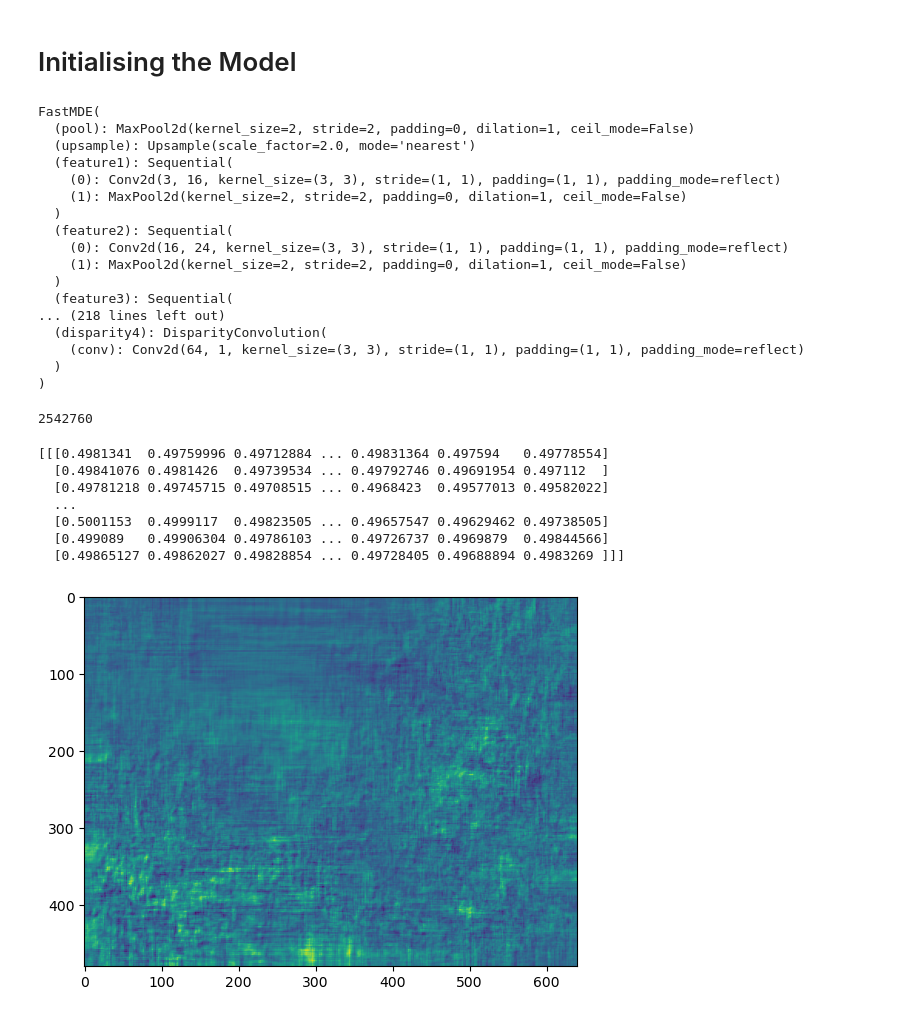
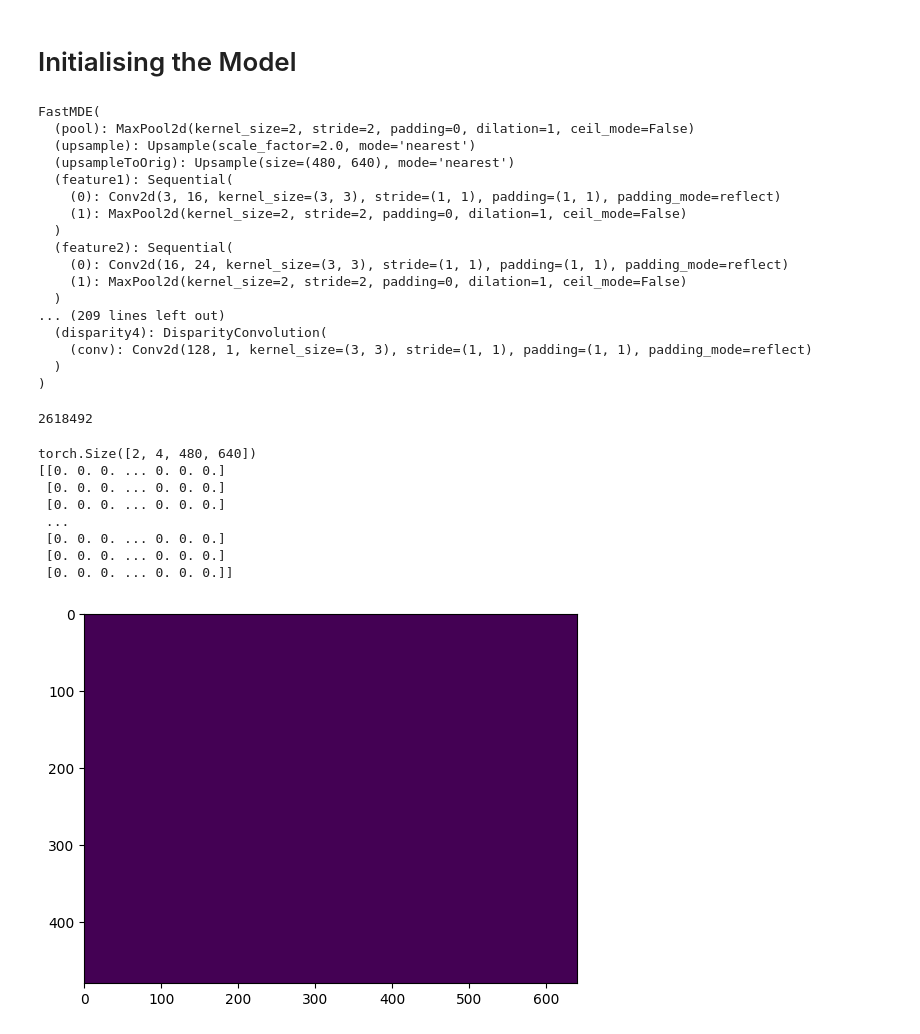
Before and after one commit to BoppleOpple/MonocularDepthPredictor, a Jupyter notebook: depthPredictor.ipynb, the cells around one changed output. Drawn from its saved outputs; the diff is of its cells as text; code cells hidden in the pictures.

```diff
--- a/depthPredictor.ipynb
+++ b/depthPredictor.ipynb
@@ -44,8 +45,8 @@ class NYUDepthDataset (Dataset):
 			rgb_image = self.transform(rgb_image)
 		if self.target_transform:
 			depth_image = self.target_transform(depth_image)
-			depth_image -= depth_image.min()
-			depth_image /= depth_image.max()
+			# depth_image -= depth_image.min()
+			# depth_image /= depth_image.max()
 
 		return rgb_image, depth_image
 # %%
@@ -105,7 +106,7 @@ class fDense (nn.Module):
 		def __init__(self, inChannels, k):
 			super().__init__()
 			self.norm = nn.BatchNorm2d(inChannels)
-			self.conv = nn.Conv2d(inChannels, k, 3, stride=1, padding=1, padding_mode='reflect')
+			self.conv = nn.Conv2d(inChannels, k, 3, stride=1, padding=1, padding_mode='reflect', bias=True)
 
 		def forward(self, x):
 			intermediateOutput = F.relu(self.norm(x))
@@ -149,12 +150,12 @@ class SE (nn.Module):
 class DisparityConvolution (nn.Module):
 	def __init__(self, inChannels):
 		super().__init__()
-		self.conv = nn.Conv2d(inChannels, 1, 3, stride=1, padding=1, padding_mode='reflect')
+		self.conv = nn.Conv2d(inChannels, 1, 3, stride=1, padding=1, padding_mode='reflect', bias=True)
 
 	def forward(self, x):
 		# paper uses sigmoid, switching to relu for data
-		x = F.sigmoid(self.conv(x))
-		# x = F.relu(self.conv(x))
+		# x = F.sigmoid(self.conv(x))
+		x = F.relu(self.conv(x))
 		return x
 # %%
 class FastMDE (nn.Module):
@@ -167,6 +168,7 @@ class FastMDE (nn.Module):
 
 		self.pool = nn.MaxPool2d(2)
 		self.upsample = nn.Upsample(scale_factor=2, mode='nearest')
+		self.upsampleToOrig = nn.Upsample(size=(w, h), mode='nearest')
 
 		# several layers of increasing channels and decreasing resolutions
 
@@ -185,18 +187,17 @@ class FastMDE (nn.Module):
 		self.fDense4 = nn.Sequential(fDense(128, 128), self.upsample)
 		self.fDense3 = nn.Sequential(fDense(64, 64), self.upsample)
 		self.fDense2 = nn.Sequential(fDense(32, 32), self.upsample)
-		self.fDense1 = nn.Sequential(fDense(16, 16), self.upsample)
+		self.fDense1 = nn.Sequential(fDense(72, 72), self.upsample)
 
 		self.dse4 = nn.Sequential(nn.Conv2d(320, 320, 3, stride=1, padding=1, padding_mode='reflect'), SE(320, 128, w//16, h//16))
 		self.dse3 = nn.Sequential(nn.Conv2d(224, 224, 3, stride=1, padding=1, padding_mode='reflect'), SE(224, 64, w//8, h//8))
 		self.dse2 = nn.Sequential(nn.Conv2d(120, 120, 3, stride=1, padding=1, padding_mode='reflect'), SE(120, 32, w//4, h//4))
-		self.dse1 = nn.Sequential(nn.Conv2d(72, 72, 3, stride=1, padding=1, padding_mode='reflect'), SE(72, 16, w//2, h//2))
-		self.dse0 = nn.Sequential(nn.Conv2d(16, 16, 3, stride=1, padding=1, padding_mode='reflect'), SE(16, 8, w, h))
+		self.dse1 = nn.Sequential(nn.Conv2d(72, 72, 3, stride=1, padding=1, padding_mode='reflect'), SE(72, 16, w, h))
 
-		self.disparity1 = DisparityConvolution(8)
-		self.disparity2 = DisparityConvolution(16)
-		self.disparity3 = DisparityConvolution(32)
-		self.disparity4 = DisparityConvolution(64)
+		self.disparity1 = DisparityConvolution(16)
+		self.disparity2 = DisparityConvolution(32)
+		self.disparity3 = DisparityConvolution(64)
+		self.disparity4 = DisparityConvolution(128)
 
 		print(self)
 
@@ -219,22 +220,22 @@ class FastMDE (nn.Module):
 		layer14 = self.fDense3(layer13)
 		layer15 = self.dse2(torch.cat((layer14, layer8, layer2), dim=1))
 		layer16 = self.fDense2(layer15)
-		layer17 = self.dse1(torch.cat((layer16, layer9, layer1), dim=1))
-		layer18 = self.fDense1(layer17)
-		layer19 = self.dse0(layer18)
+		layer17 = self.fDense1(torch.cat((layer16, layer9, layer1), dim=1))
+		layer18 = self.dse1(layer17)
 
-		outputScale1 = self.disparity1(layer19)
-		outputScale2 = self.disparity2(layer17)
-		outputScale3 = self.disparity3(layer15)
-		outputScale4 = self.disparity4(layer13)
+		outputScale1 = self.disparity1(layer18)
+		outputScale2 = self.upsampleToOrig(self.disparity2(layer15))
+		outputScale3 = self.upsampleToOrig(self.disparity3(layer13))
+		outputScale4 = self.upsampleToOrig(self.disparity4(layer11))
 
-		return (outputScale1, outputScale2, outputScale3, outputScale4)
+		return torch.cat((outputScale1, outputScale2, outputScale3, outputScale4), dim=1)
 # %%
 model = FastMDE(image_width, image_height).to(device)
 # %% [output]
 FastMDE(
   (pool): MaxPool2d(kernel_size=2, stride=2, padding=0, dilation=1, ceil_mode=False)
   (upsample): Upsample(scale_factor=2.0, mode='nearest')
+  (upsampleToOrig): Upsample(size=(480, 640), mode='nearest')
   (feature1): Sequential(
     (0): Conv2d(3, 16, kernel_size=(3, 3), stride=(1, 1), padding=(1, 1), padding_mode=reflect)
     (1): MaxPool2d(kernel_size=2, stride=2, padding=0, dilation=1, ceil_mode=False)
@@ -243,10 +244,9 @@ FastMDE(
     (0): Conv2d(16, 24, kernel_size=(3, 3), stride=(1, 1), padding=(1, 1), padding_mode=reflect)
     (1): MaxPool2d(kernel_size=2, stride=2, padding=0, dilation=1, ceil_mode=False)
   )
-  (feature3): Sequential(
-... (218 lines left out)
+... (209 lines left out)
   (disparity4): DisparityConvolution(
-    (conv): Conv2d(64, 1, kernel_size=(3, 3), stride=(1, 1), padding=(1, 1), padding_mode=reflect)
+    (conv): Conv2d(128, 1, kernel_size=(3, 3), stride=(1, 1), padding=(1, 1), padding_mode=reflect)
   )
 )
 # %%
@@ -261,21 +261,22 @@ def getNumParams(model):
 
 print(getNumParams(model))
 # %% [output]
-2542760
+2618492
 # %%
 output = model.forward(default_collate([NYU_data[i][0].to(device) for i in range(2)]))
-
-plt.imshow(npImage(output[0][0].cpu()))
+print(output.size())
+plt.imshow(npImage(output[0,:1].cpu()))
 print(output[0][0].cpu().detach().numpy())
 # %% [output]
-[[[0.4981341  0.49759996 0.49712884 ... 0.49831364 0.497594   0.49778554]
-  [0.49841076 0.4981426  0.49739534 ... 0.49792746 0.49691954 0.497112  ]
-  [0.49781218 0.49745715 0.49708515 ... 0.4968423  0.49577013 0.49582022]
-  ...
-  [0.5001153  0.4999117  0.49823505 ... 0.49657547 0.49629462 0.49738505]
-  [0.499089   0.49906304 0.49786103 ... 0.49726737 0.4969879  0.49844566]
-  [0.49865127 0.49862027 0.49828854 ... 0.49728405 0.49688894 0.4983269 ]]]
+torch.Size([2, 4, 480, 640])
+[[0. 0. 0. ... 0. 0. 0.]
+ [0. 0. 0. ... 0. 0. 0.]
+ [0. 0. 0. ... 0. 0. 0.]
+ ...
+ [0. 0. 0. ... 0. 0. 0.]
+ [0. 0. 0. ... 0. 0. 0.]
+ [0. 0. 0. ... 0. 0. 0.]]
-[figure, old version]
+[figure, new version]
 # %%
 # but for now
 criterion = nn.MSELoss()
```
Also changed, not shown: parts of 13 cells of this notebook, 14 other files.
